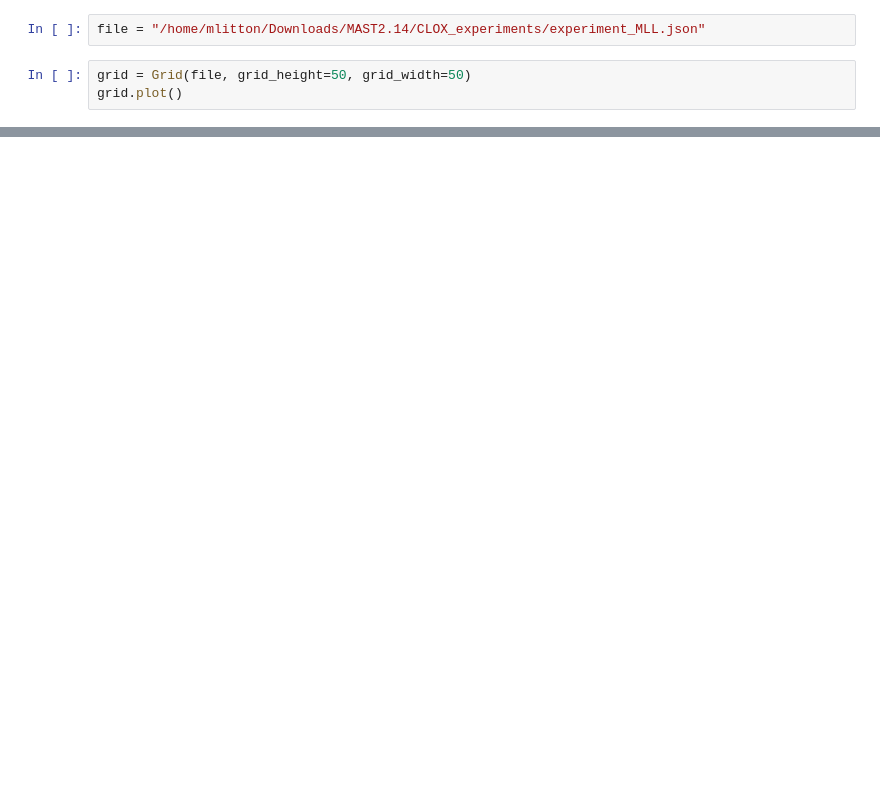
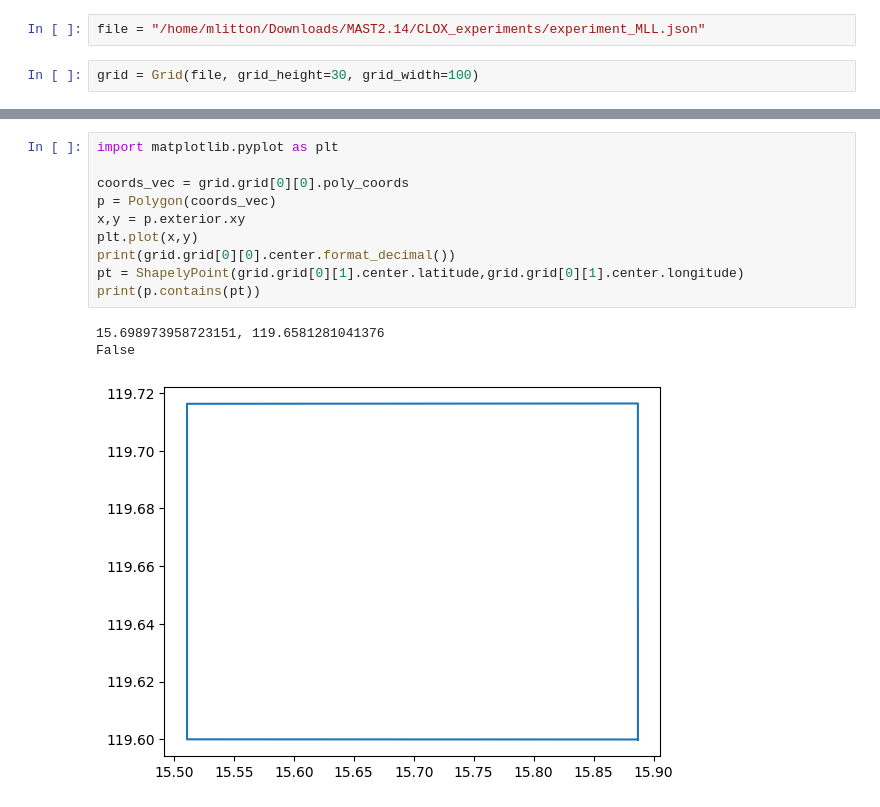
Before and after one commit to lttnml1/mast_grid, a Jupyter notebook: grid_notebook.ipynb, the cells around one changed output, grey strips where cells are left out. Saved outputs shown, nothing was run; the diff lists cells and outputs as text; blank space fills up the shorter version.

```diff
--- a/grid_notebook.ipynb
+++ b/grid_notebook.ipynb
@@ -9,5 +11,4 @@ from grid_src.grid import Grid
 # %%
 file = "/home/mlitton/Downloads/MAST2.14/CLOX_experiments/experiment_MLL.json"
 # %%
-grid = Grid(file, grid_height=50, grid_width=50)
-grid.plot()
+grid = Grid(file, grid_height=30, grid_width=100)
@@ -50,0 +19,14 @@ LandorWater.WATER
+# %%
+import matplotlib.pyplot as plt
+
+coords_vec = grid.grid[0][0].poly_coords
+p = Polygon(coords_vec)
+x,y = p.exterior.xy
+plt.plot(x,y)
+print(grid.grid[0][0].center.format_decimal())
+pt = ShapelyPoint(grid.grid[0][1].center.latitude,grid.grid[0][1].center.longitude)
+print(p.contains(pt))
+# %% [output]
+15.698973958723151, 119.6581281041376
+False
+[figure, added]
```
Also changed, not shown: parts of 10 cells of this notebook, 2 other files.
